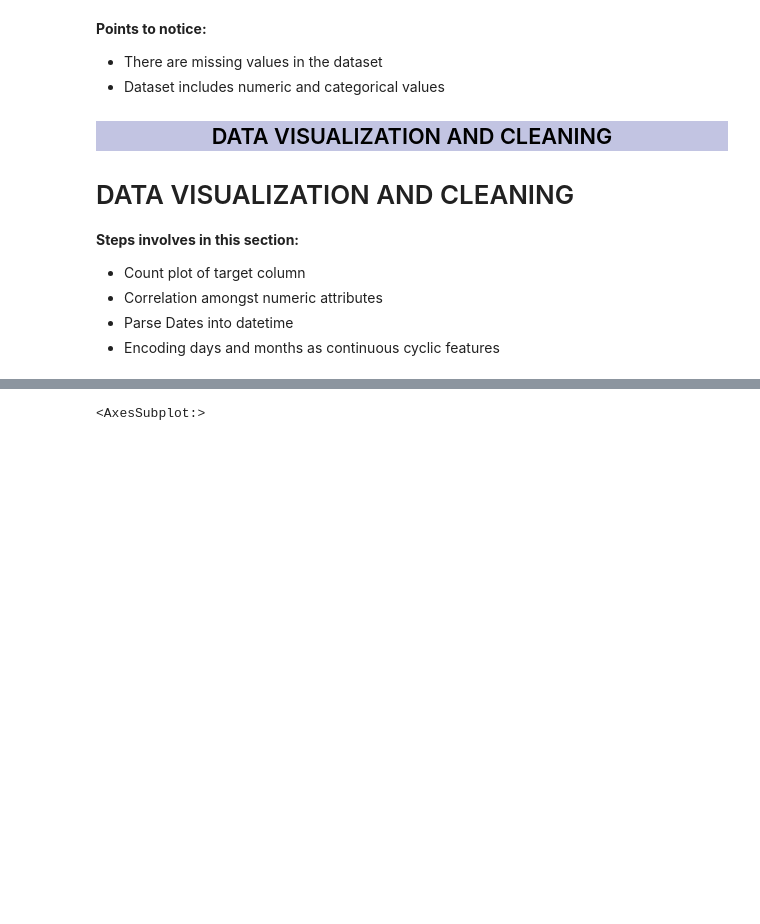
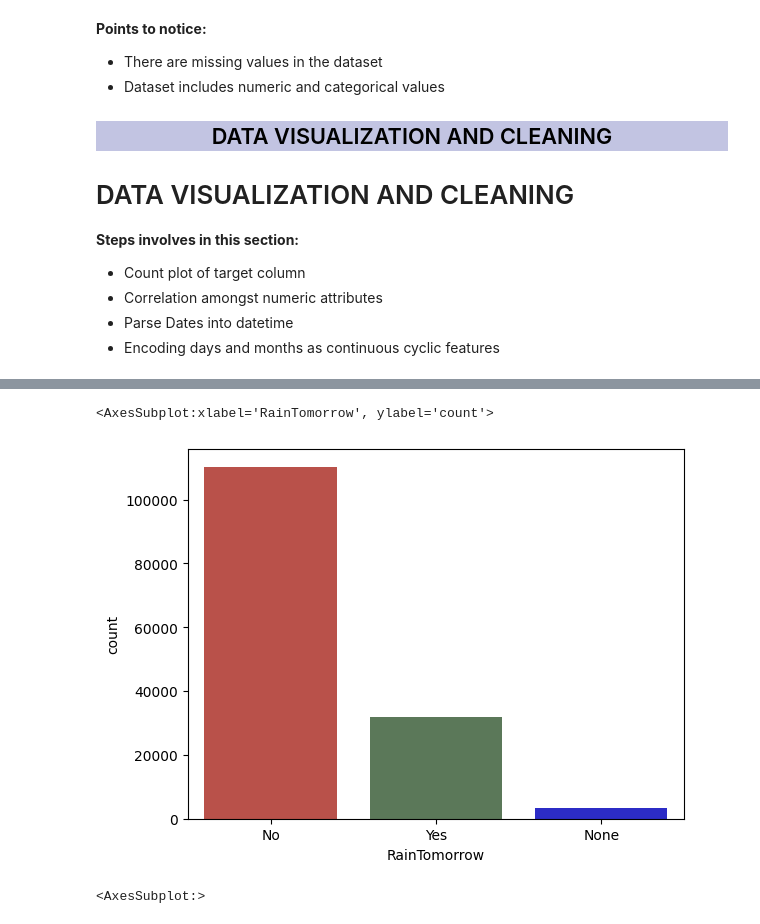
Before and after one commit to Kadekk3939/australia-rain-prediction, a Jupyter notebook: IMPL/working/rain-prediction-ann.ipynb, the cells around one changed output, grey strips where cells are left out. Saved outputs shown, nothing was run; the diff lists cells and outputs as text; code cells hidden in the pictures; blank space fills up the shorter version.

```diff
--- a/IMPL/working/rain-prediction-ann.ipynb
+++ b/IMPL/working/rain-prediction-ann.ipynb
@@ -119,3 +118,11 @@ sns.countplot(x= data["RainTomorrow"], palette= colors)
+# %%
+# we should remove rows with missing RainTomorrow values, because we shouldn't guess the result
+data = data[data['RainTomorrow'].notna()]
+colors= ["#CC4137","#567D54", '#1212E0']
+sns.countplot(x= data["RainTomorrow"], palette= colors)
+# %% [output]
+<AxesSubplot:xlabel='RainTomorrow', ylabel='count'>
+[figure, added]
 # %%
 # Correlation amongst numeric attributes
 corrmat = data.corr()
```
Also changed, not shown: parts of 3 cells of this notebook.
